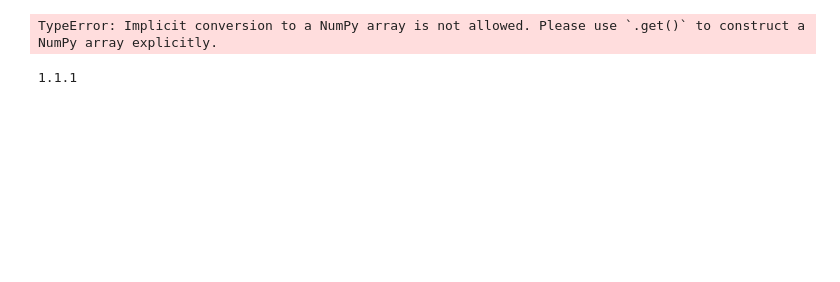
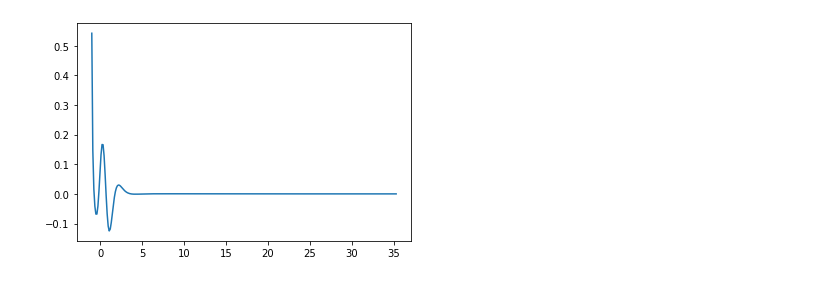
Before and after one commit to nyuad-astroparticle/LXe-Phonon, a Jupyter notebook: Simulation/3.Delta_Source/Phonon-py.ipynb, the cells around one changed output. Saved outputs shown, nothing was run; the diff lists cells and outputs as text; code cells hidden in the pictures; blank space fills up the shorter version.

```diff
--- a/Simulation/3.Delta_Source/Phonon-py.ipynb
+++ b/Simulation/3.Delta_Source/Phonon-py.ipynb
@@ -5,3 +6,3 @@ import cupy as cp
 # %%
-E = estimator(max_order=1,n_cores=10,slow=False,GPU=True)
+E = estimator(max_order=2,n_cores=10,slow=False,GPU=True)
 # %% [output]
@@ -18,13 +23,15 @@ NameError: 'cupy' module can't be used for lambdification
 # %%
 # Get the fast particle waves as a function of R
-def get_params(r,v,T = cp.array([-1.,60.]),N_pts:int=500):
-    g = 1/cp.sqrt(v**2-1)
+def get_params(r:float,v:float,T = cp.array([-1.,60.]),N_pts:int=500):
+    g = 1/(v**2-1)**0.5
     T = T + v * r
     z = r/g
     t = cp.linspace(*T,N_pts)
 
     return r,z,t,v
 # %%
-r,z,t,v = get_params(1,3)
+r,z,t,v = get_params(1.4,3)
 l=2e-1
-# plt.plot(t-v*r,E(r,z,t,v,l));
+plt.plot((t-v*r).get(),E(r,z,t,v,l).get());
+# %% [output]
+[figure, added]
@@ -40,17 +37,0 @@ def cuda(a,r,z,t,v,l):
-# %%
-if __name__=="__main__":
-    start = timer()
-    E(r,z,t,v,l)
-    print("without GPU:", timer()-start)
-
-#     a = np.zeros(len(t),dtype=np.float64)
-
-#     start = timer()
-#     cuda(a,r,z,t,v,l)
-#     print("With GPU:", timer()-start)
-# %% [output]
-TypeError: Implicit conversion to a NumPy array is not allowed. Please use `.get()` to construct a NumPy array explicitly.
-# %%
-print(sp.__version__)
-# %% [output]
-1.1.1
```
Also changed, not shown: parts of 7 cells of this notebook, 5 other files.
